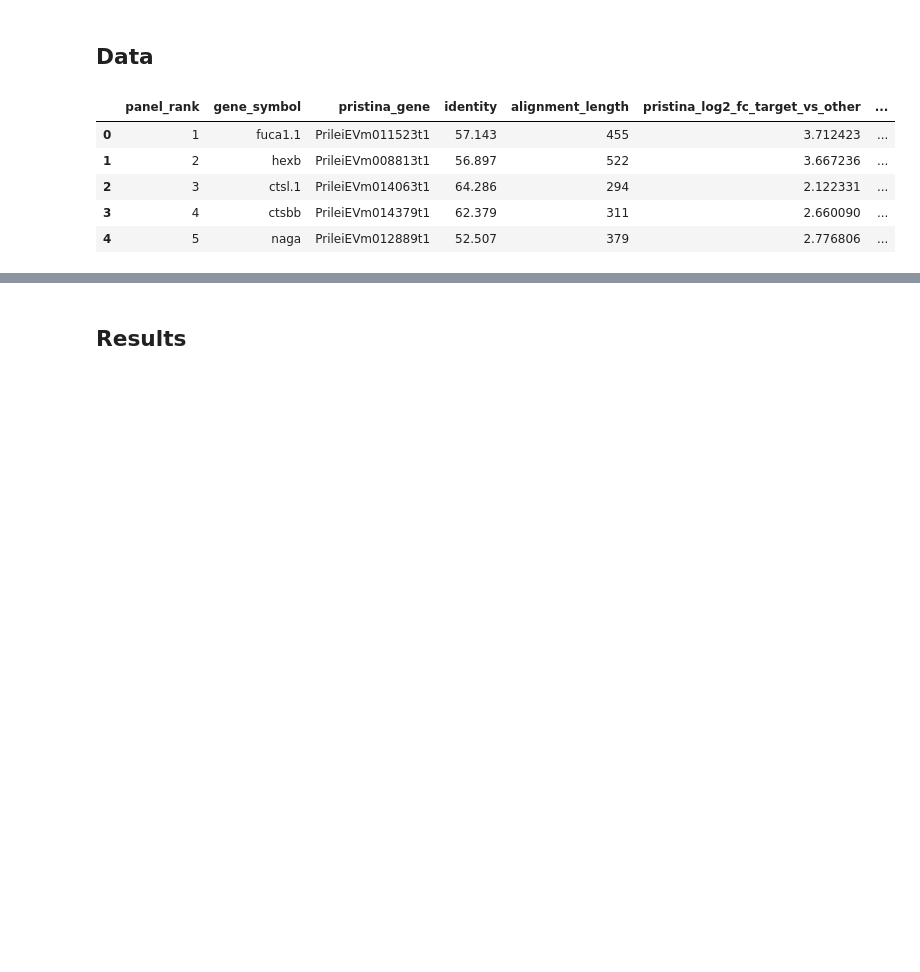
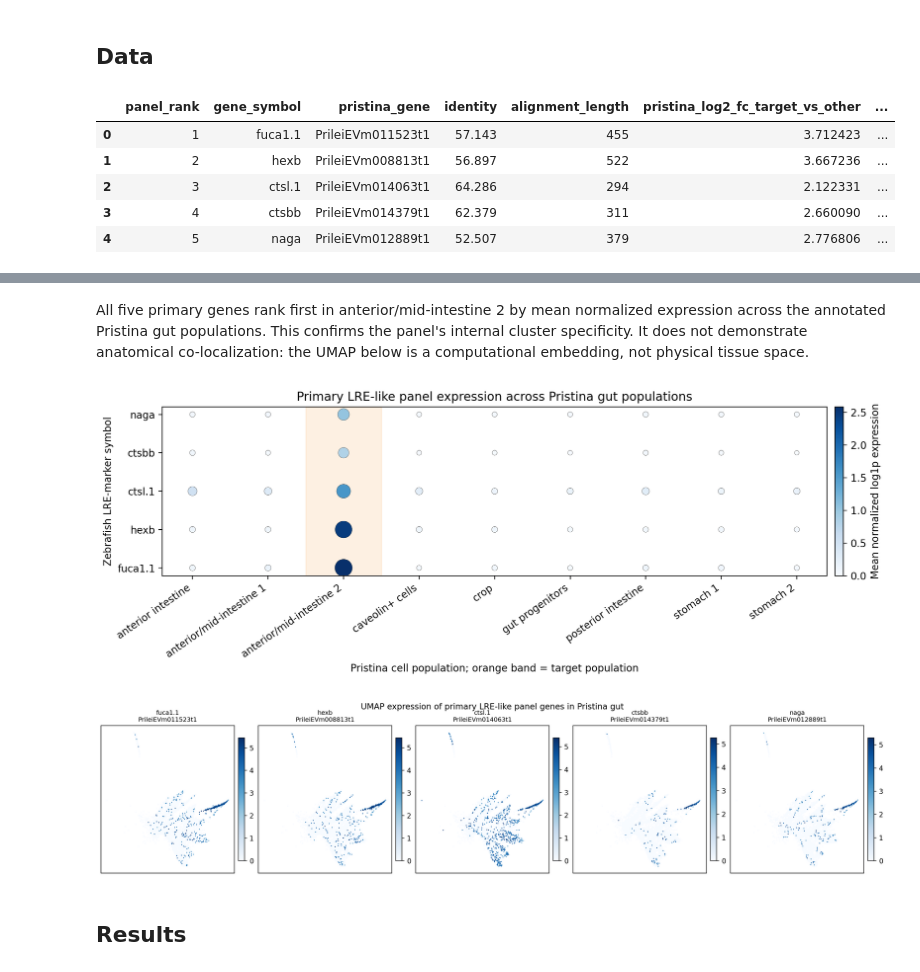
Before and after one commit to belladai36/samap-gut-comparison, a Jupyter notebook: notebooks/04_lre_validation_panel.ipynb, the cells around one changed output, grey strips where cells are left out. Saved outputs shown, nothing was run; the diff lists cells and outputs as text; code cells hidden in the pictures; blank space fills up the shorter version.

Commit message:
Validate LRE-like panel specificity across Pristina clusters

```diff
--- a/notebooks/04_lre_validation_panel.ipynb
+++ b/notebooks/04_lre_validation_panel.ipynb
@@ -55,3 +67,17 @@ panel[[
+# %% [markdown]
+All five primary genes rank first in anterior/mid-intestine 2 by mean
+normalized expression across the annotated Pristina gut populations.
+This confirms the panel's internal cluster specificity. It does not
+demonstrate anatomical co-localization: the UMAP below is a
+computational embedding, not physical tissue space.
+# %%
+from IPython.display import Image, display
+
+display(Image(filename=PUBLIC / "lre_panel_cluster_specificity.png"))
+display(Image(filename=PUBLIC / "lre_panel_umap_expression.png"))
+# %% [output]
+[figure, added]
+[figure, added]
 # %% [markdown]
 ## Results
 # %%
```
Also changed, not shown: parts of 2 cells of this notebook, 12 other files.
